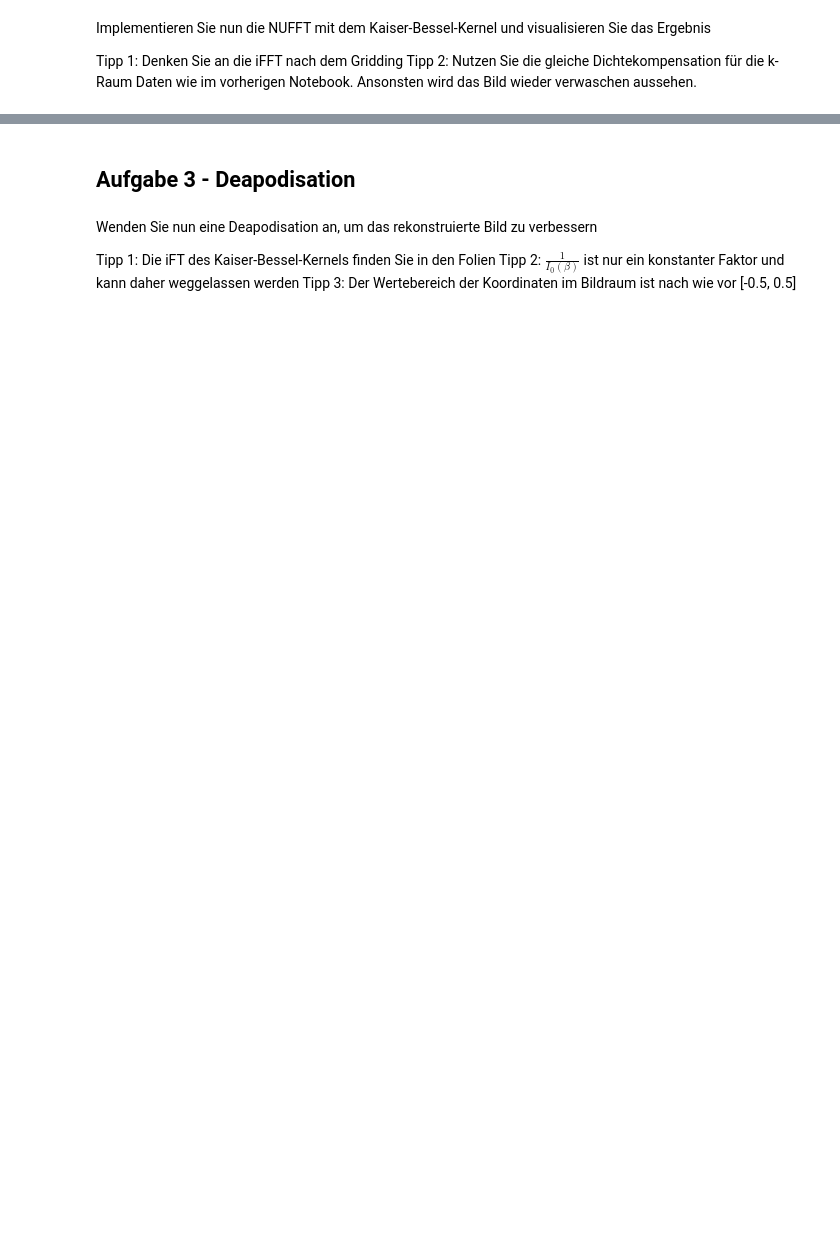
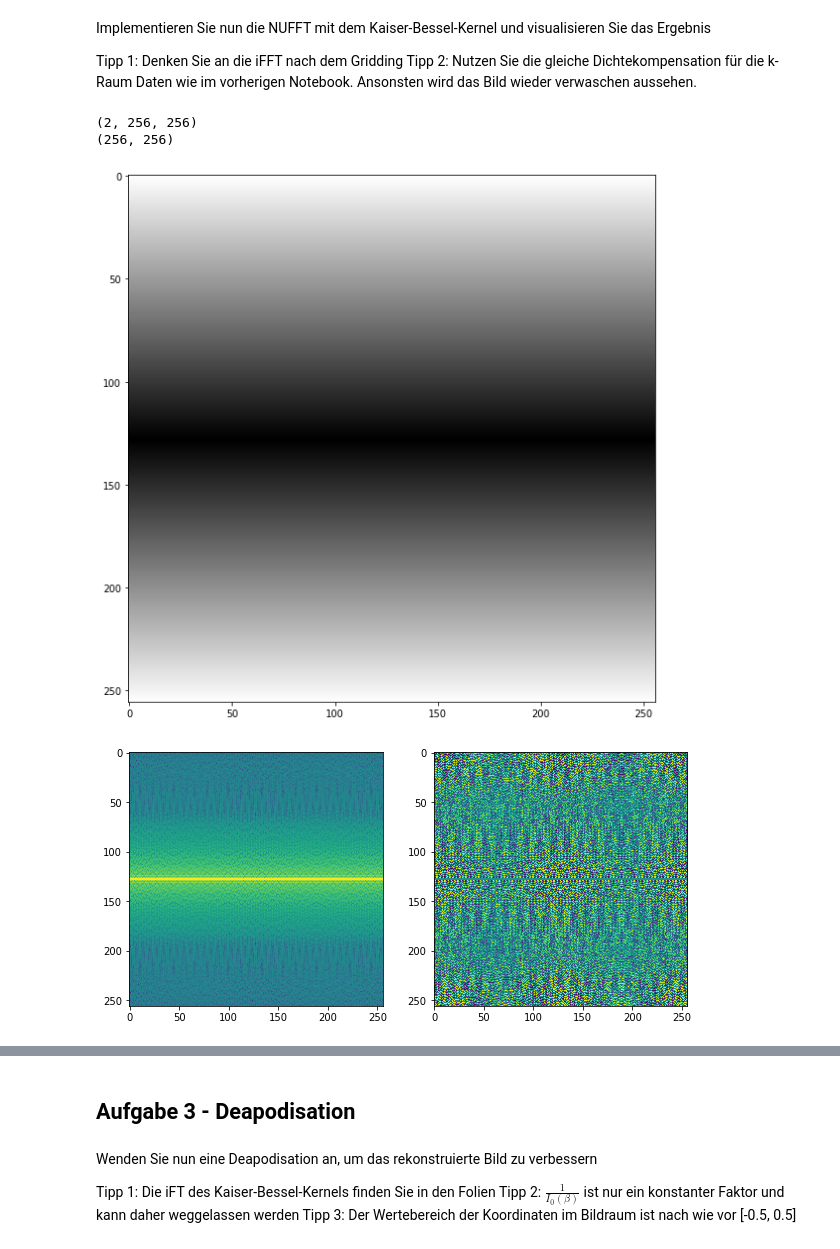
Before and after one commit to DaveMichaelson/Magnetresonanzbildgebung, a Jupyter notebook: 07.ipynb, the cells around one changed output, grey strips where cells are left out. Drawn from its saved outputs; the diff is of its cells as text; code cells hidden in the pictures; blank space fills up the shorter version.

```diff
--- a/07.ipynb
+++ b/07.ipynb
@@ -78,3 +79,40 @@ Implementieren Sie nun die NUFFT mit dem Kaiser-Bessel-Kernel und visualisieren
 
 Tipp 1: Denken Sie an die iFFT nach dem Gridding
 Tipp 2: Nutzen Sie die gleiche Dichtekompensation für die k-Raum Daten wie im vorherigen Notebook. Ansonsten wird das Bild wieder verwaschen aussehen.
+# %%
+nufft_k_space = np.zeros((260, 260), dtype=complex)
+print(trajectory.shape)
+
+# Dichtekompensation
+comp = np.linalg.norm(trajectory, axis=0) / 256
+print(comp.shape)
+
+imshow(comp)
+
+mapped_kspace256 = comp * radial_kspace
+
+visualize_single_kspace(radial_kspace)
+visualize_single_kspace(mapped_kspace256)
+
+#NUFFT
+def push(point, value):
+    lower = (point - 2).astype(int)
+    upper = (point + 2).astype(int)
+    pushed_points = np.mgrid[lower[0]:upper[0], lower[1]:upper[1]]
+
+    nufft_k_space[lower[0] + 130:upper[0] + 130, lower[1] + 130:upper[1] + 130] += interpolate.griddata(np.mgrid[0:2:kb_half.shape[0] * 1j], kb_half, np.linalg.norm(pushed_points - point[:, None, None], axis=0), method='nearest') * value
+
+
+for i in range(trajectory.shape[1]):
+    for j in range(trajectory.shape[2]):
+        push(trajectory[:, i, j], mapped_kspace256[i, j])
+
+
+
+visualize_single_kspace(nufft_k_space)
+imshow(ifft(nufft_k_space))
+# %% [output]
+(2, 256, 256)
+(256, 256)
+[figure, added]
+[figure, added]
```
Also changed, not shown: parts of 4 cells of this notebook.
